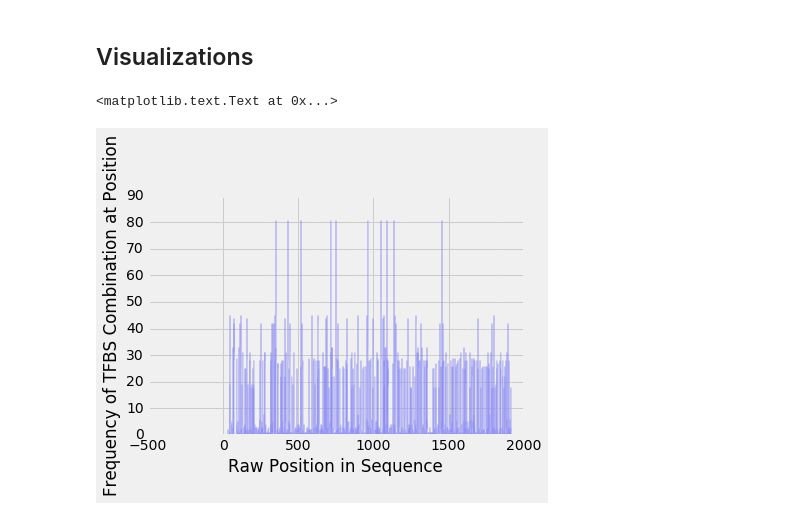
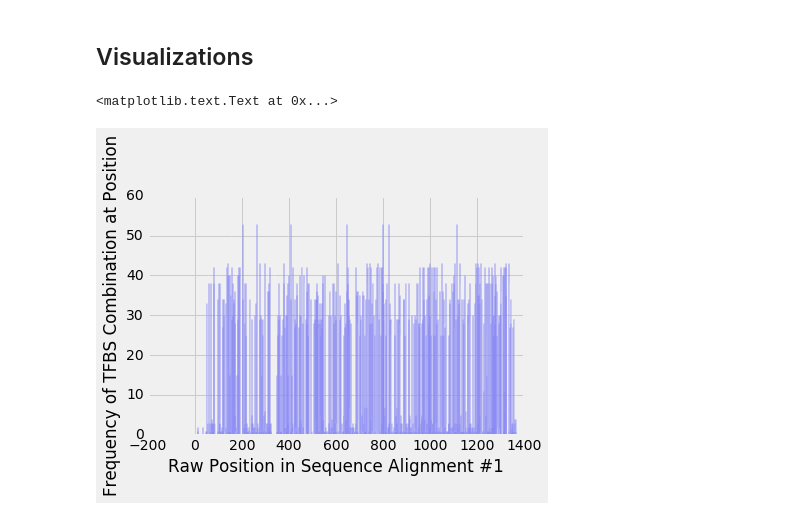
Before and after one commit to DiscoveryDNA/TFBS_presence, a Jupyter notebook: code/Motif_Scoring_and_Extraction.ipynb, the cells around one changed output. Drawn from its saved outputs; the diff is of its cells as text; code cells hidden in the pictures.

Commit message:
Included all alignments in analysis; please take a look

```diff
--- a/code/Motif_Scoring_and_Extraction.ipynb
+++ b/code/Motif_Scoring_and_Extraction.ipynb
@@ -421,0 +459,6 @@ Filtered to scores above 2.64832448959 based on Motif 2
+# %%
+# 10 ALIGNMENTS
+filtered_tables = []
+for i in tables:
+    f = filter_95_percentile(i, "Motif 2").drop(['seq_len', 'position'], axis=1)
+    filtered_tables.append(f)
@@ -716,4 +770,8 @@ group_by_combo.head()
 # %%
-counts_at_positions = positions_species.merge(group_by_combo, how="left",sort=False)
-counts_at_positions.set_index("Raw Positions", inplace=True)
-counts_at_positions.head()
+counts_at_positions_tables = []
+num_alignments = len(group_by_combo_tables)
+
+for n in range(num_alignments):
+    counts_at_positions = position_species_tables[n].merge(group_by_combo_tables[n], how="left",sort=False)
+    counts_at_positions.set_index("Raw Positions", inplace=True)
+    counts_at_positions_tables.append(counts_at_positions)
@@ -728,3 +777,0 @@ counts_at_positions.head()
-# %%
-positions = list(counts_at_positions.index.values)
-len(positions)
@@ -733,7 +786,13 @@ len(positions)
 # %%
-vector = {}
-for i in range(len(positions)):
-    if i in positions:
-        vector[i] = counts_at_positions["Count"][i]
-    else:
-        vector[i] = 0
+#EDIT FROM HERE
+position_to_count_dictionaries = []
+
+for c in counts_at_positions_tables:
+    positions = list(c.index.values)
+    dictionary = {}
+    for i in range(len(positions)):
+        if i in positions:
+            dictionary[i] = c["Count"][i]
+        else:
+            dictionary[i] = 0
+    position_to_count_dictionaries.append(dictionary)
@@ -740,13 +802,13 @@ for i in range(len(positions)):
 # %% [markdown]
 ## Visualizations
 # %%
-pos = list(vector.keys())
+pos = list(position_to_count_dictionaries[0].keys())
 y_pos = np.arange(len(pos))
-freqs = list(vector.values())
+freqs = list(position_to_count_dictionaries[0].values())
 
 plt.bar(y_pos, freqs, align='center', alpha=0.5, width = 3)
-plt.xlabel("Raw Position in Sequence")
+plt.xlabel("Raw Position in Sequence Alignment #1")
 plt.ylabel("Frequency of TFBS Combination at Position")
 # %% [output]
 <matplotlib.text.Text at 0x...>
-[figure, old version]
+[figure, new version]
```
Also changed, not shown: parts of 32 cells of this notebook.
